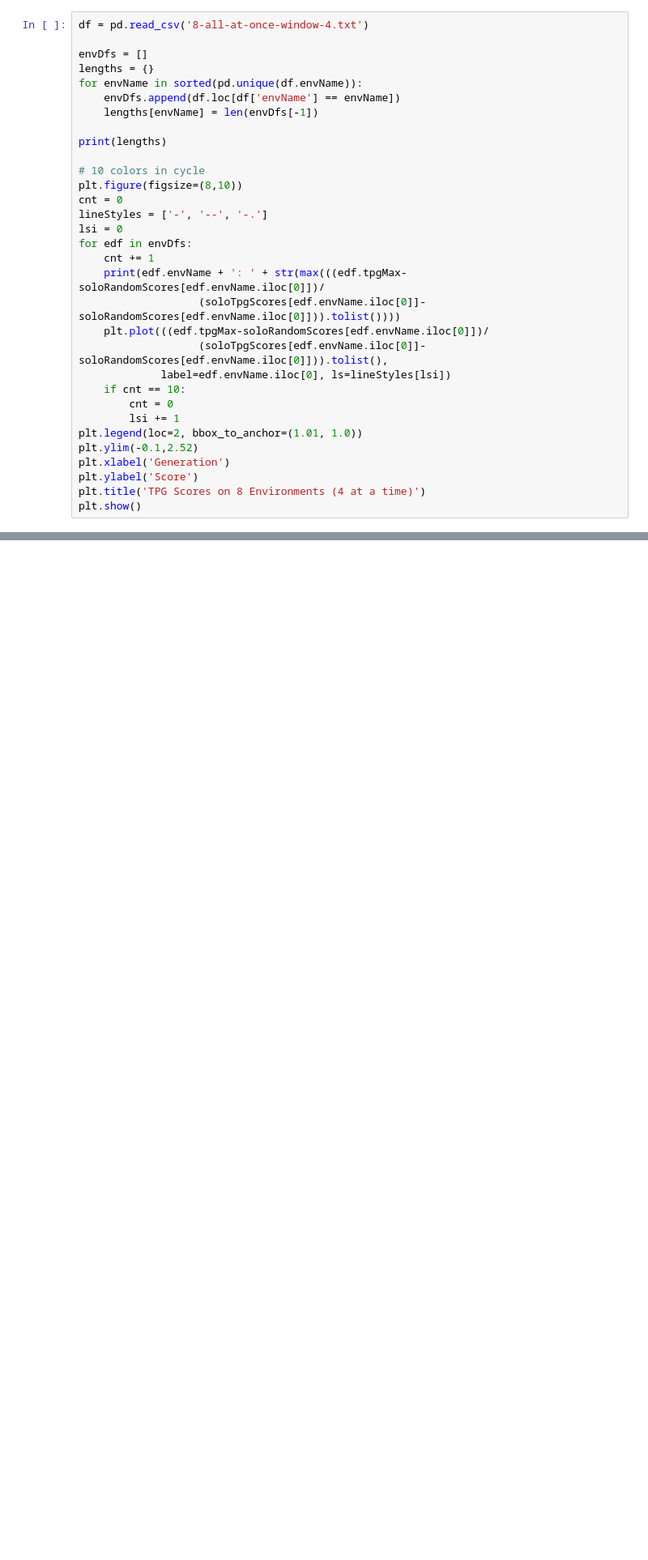
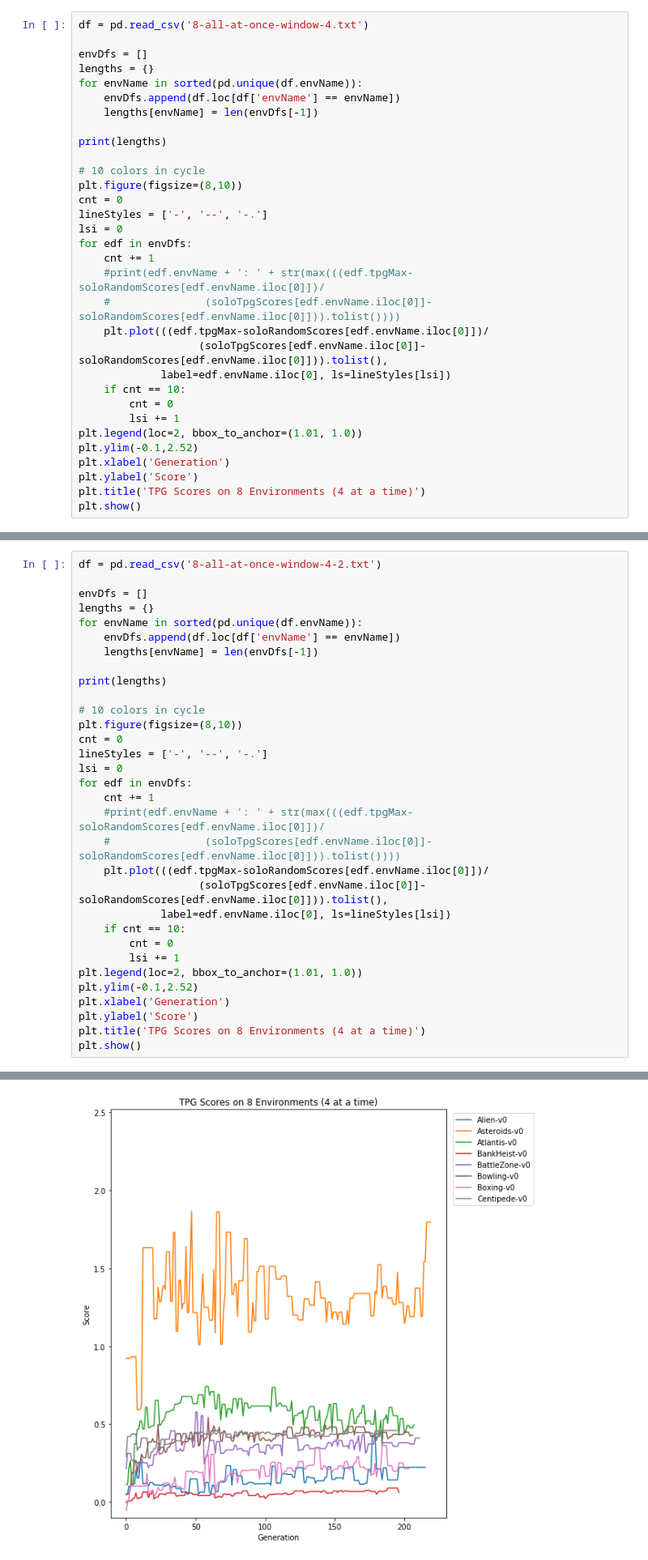
Before and after one commit to Ryan-Amaral/general-game-playing-tpg, a Jupyter notebook: game-scores/game-scores.ipynb, the cells around one changed output, grey strips where cells are left out. Shown at 81% size. Cells and saved outputs as stored; diff of their text form; blank space fills up the shorter version.

```diff
--- a/game-scores/game-scores.ipynb
+++ b/game-scores/game-scores.ipynb
@@ -246,8 +246,8 @@ lineStyles = ['-', '--', '-.']
 lsi = 0
 for edf in envDfs:
     cnt += 1
-    print(edf.envName + ': ' + str(max(((edf.tpgMax-soloRandomScores[edf.envName.iloc[0]])/
-                   (soloTpgScores[edf.envName.iloc[0]]-soloRandomScores[edf.envName.iloc[0]])).tolist())))
+    #print(edf.envName + ': ' + str(max(((edf.tpgMax-soloRandomScores[edf.envName.iloc[0]])/
+    #               (soloTpgScores[edf.envName.iloc[0]]-soloRandomScores[edf.envName.iloc[0]])).tolist())))
     plt.plot(((edf.tpgMax-soloRandomScores[edf.envName.iloc[0]])/
                    (soloTpgScores[edf.envName.iloc[0]]-soloRandomScores[edf.envName.iloc[0]])).tolist(),
              label=edf.envName.iloc[0], ls=lineStyles[lsi])
@@ -279,3 +279,36 @@ plt.show()
 689    Centipede-v0: 0.6229247430927328
 Name: envName, Length: 97, dtype: object
 [figure]
+# %%
+df = pd.read_csv('8-all-at-once-window-4-2.txt')
+
+envDfs = []
+lengths = {}
+for envName in sorted(pd.unique(df.envName)):
+    envDfs.append(df.loc[df['envName'] == envName])
+    lengths[envName] = len(envDfs[-1])
+
+print(lengths)
+
+# 10 colors in cycle
+plt.figure(figsize=(8,10))
+cnt = 0
+lineStyles = ['-', '--', '-.']
+lsi = 0
+for edf in envDfs:
+    cnt += 1
+    #print(edf.envName + ': ' + str(max(((edf.tpgMax-soloRandomScores[edf.envName.iloc[0]])/
+    #               (soloTpgScores[edf.envName.iloc[0]]-soloRandomScores[edf.envName.iloc[0]])).tolist())))
+    plt.plot(((edf.tpgMax-soloRandomScores[edf.envName.iloc[0]])/
+                   (soloTpgScores[edf.envName.iloc[0]]-soloRandomScores[edf.envName.iloc[0]])).tolist(),
+             label=edf.envName.iloc[0], ls=lineStyles[lsi])
+    if cnt == 10:
+        cnt = 0
+        lsi += 1
+plt.legend(loc=2, bbox_to_anchor=(1.01, 1.0))
+plt.ylim(-0.1,2.52)
+plt.xlabel('Generation')
+plt.ylabel('Score')
+plt.title('TPG Scores on 8 Environments (4 at a time)')
+plt.show()
+# %% [output]
@@ -282,3 +316,4 @@ Name: envName, Length: 97, dtype: object
+[figure, added]
 # %%
 df = pd.read_csv('8-merge.txt')
 
```
Also changed, not shown: parts of 1 cell of this notebook, 7 other files.
